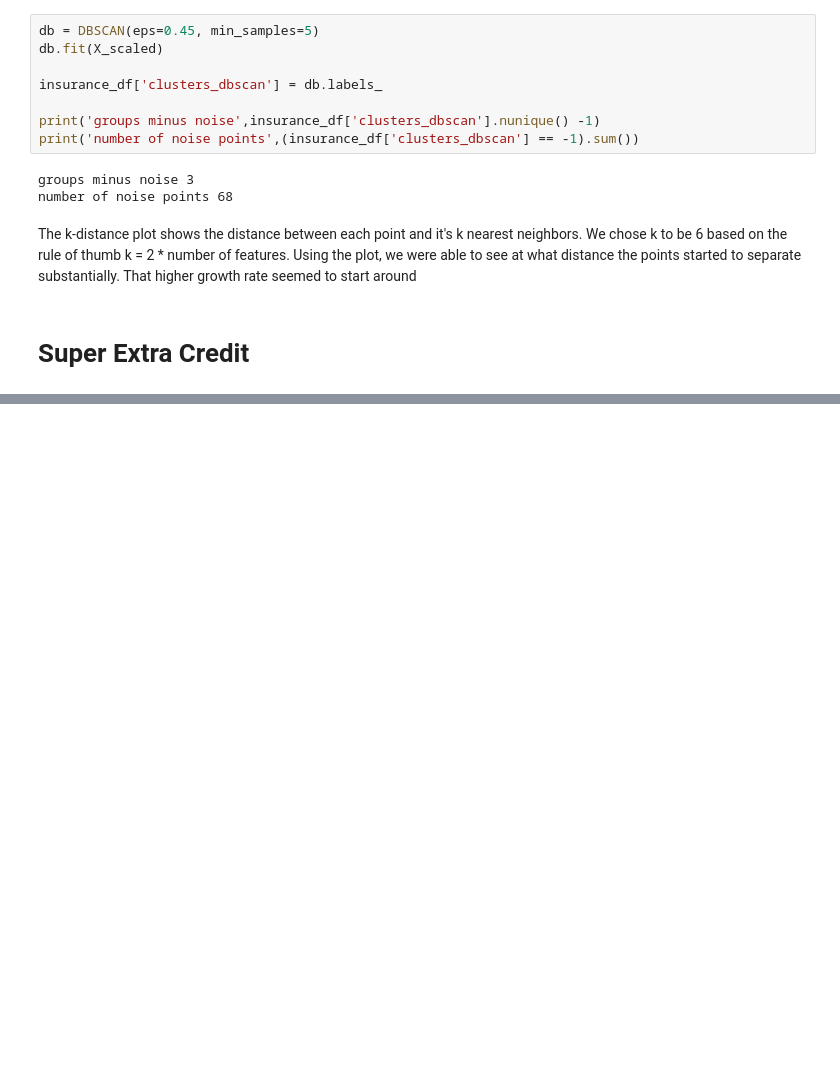
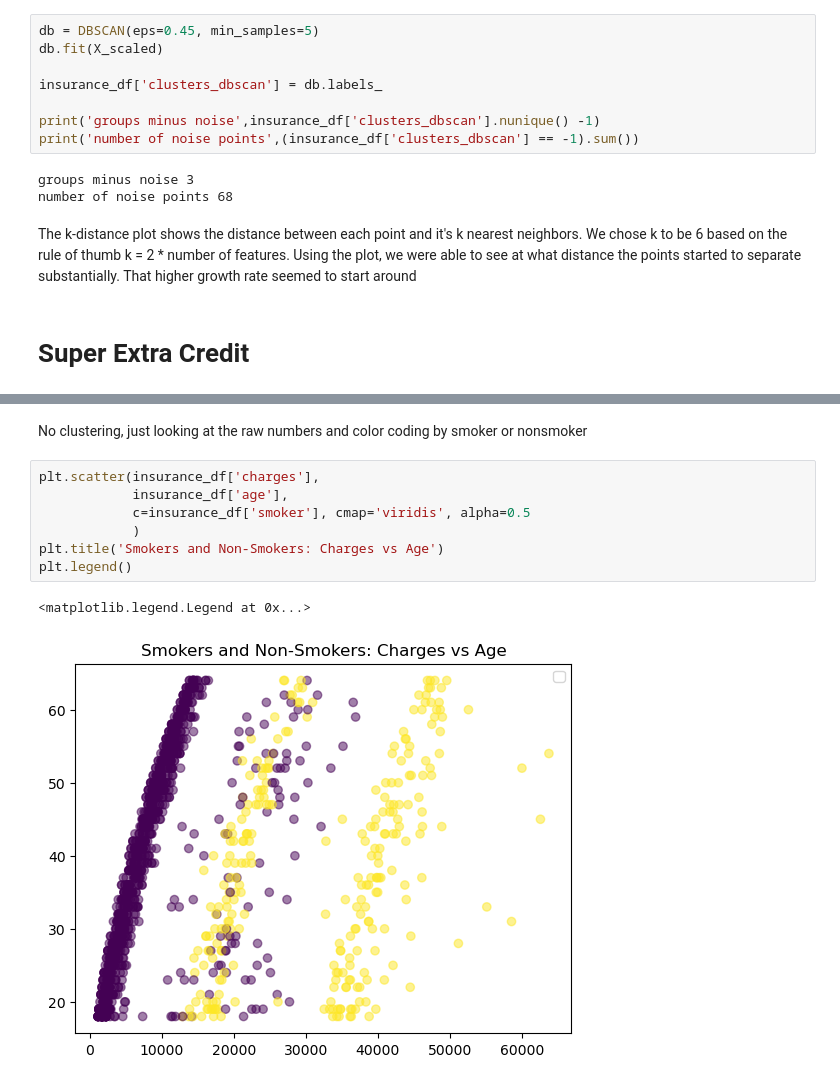
Before and after one commit to jessetjohnson17/clustering-intro, a Jupyter notebook: notebook.ipynb, the cells around one changed output, grey strips where cells are left out. Drawn from its saved outputs; the diff is of its cells as text; blank space fills up the shorter version.

```diff
--- a/notebook.ipynb
+++ b/notebook.ipynb
@@ -360,0 +401,12 @@ plt.show()
+# %% [markdown]
+No clustering, just looking at the raw numbers and color coding by smoker or nonsmoker
+# %%
+plt.scatter(insurance_df['charges'],
+            insurance_df['age'],
+            c=insurance_df['smoker'], cmap='viridis', alpha=0.5
+            )
+plt.title('Smokers and Non-Smokers: Charges vs Age')
+plt.legend()
+# %% [output]
+<matplotlib.legend.Legend at 0x...>
+[figure, added]
```
Also changed, not shown: parts of 6 cells of this notebook.
